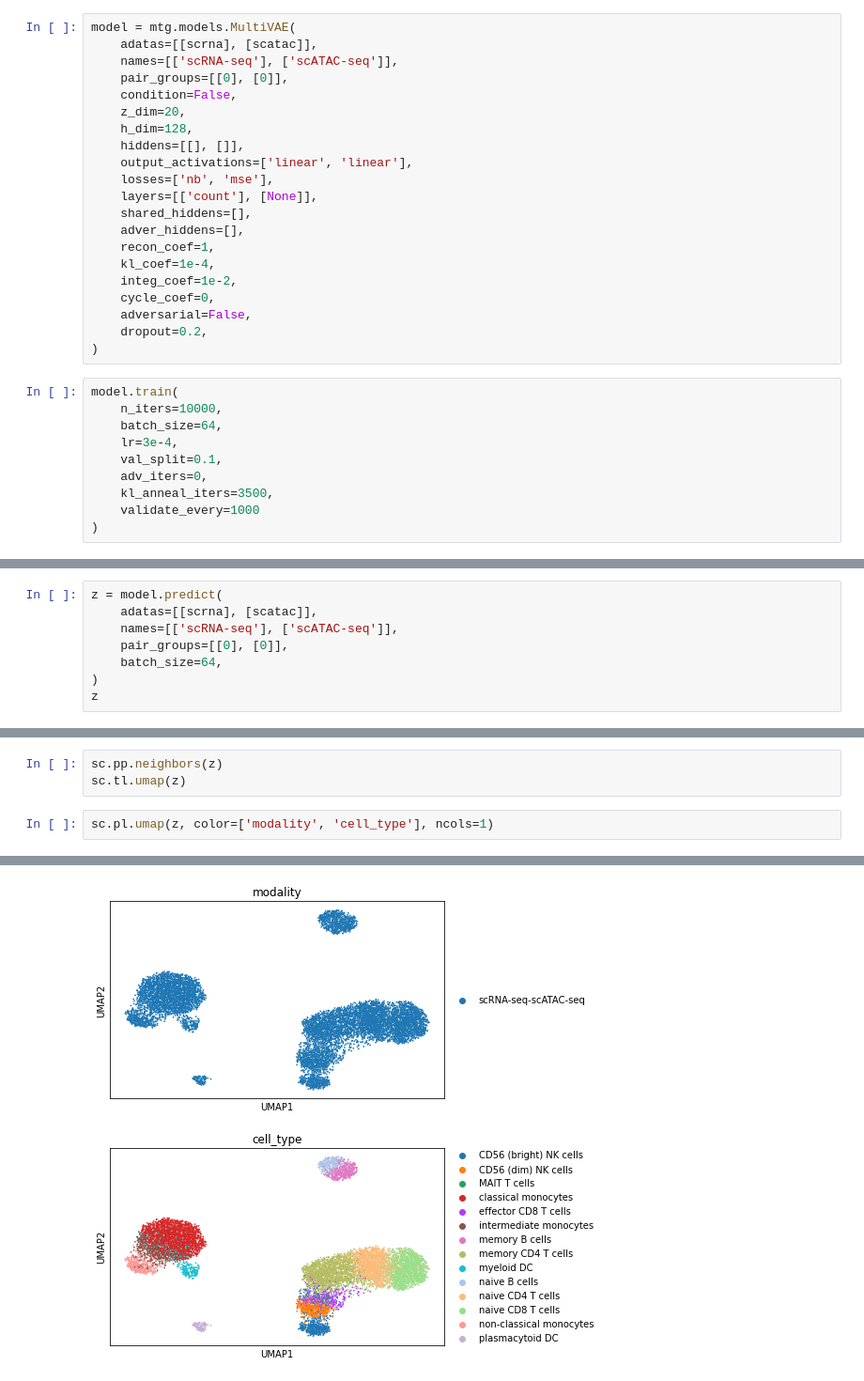
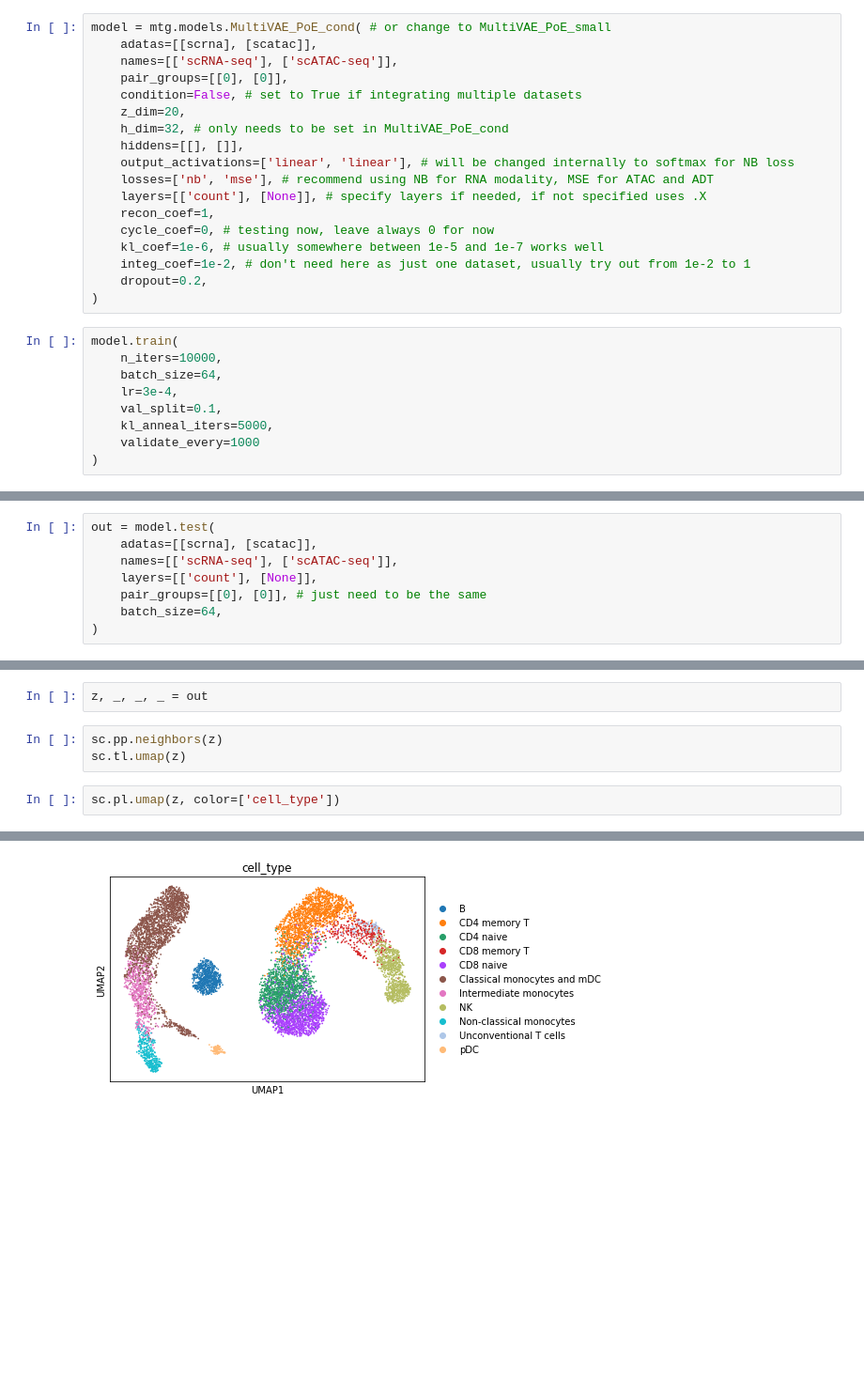
Before and after one commit to theislab/multimil, a Jupyter notebook: example/integration_example.ipynb, the cells around one changed output, grey strips where cells are left out. Shown at 94% size. Saved outputs shown, nothing was run; the diff lists cells and outputs as text; blank space fills up the shorter version.

Commit message:
updated PoE models

```diff
--- a/example/integration_example.ipynb
+++ b/example/integration_example.ipynb
@@ -70,24 +54,21 @@ To configure the model, we need to specify the following parameters:
 
 Additionally, adatas, names, pair_groups and hiddens should have the same number of modalities and the same length per modality.
 # %%
-model = mtg.models.MultiVAE(
+model = mtg.models.MultiVAE_PoE_cond( # or change to MultiVAE_PoE_small
     adatas=[[scrna], [scatac]],
     names=[['scRNA-seq'], ['scATAC-seq']],
     pair_groups=[[0], [0]],
-    condition=False,
+    condition=False, # set to True if integrating multiple datasets
     z_dim=20,
-    h_dim=128,
+    h_dim=32, # only needs to be set in MultiVAE_PoE_cond
     hiddens=[[], []],
-    output_activations=['linear', 'linear'],
-    losses=['nb', 'mse'],
-    layers=[['count'], [None]],
-    shared_hiddens=[],
-    adver_hiddens=[],
+    output_activations=['linear', 'linear'], # will be changed internally to softmax for NB loss
+    losses=['nb', 'mse'], # recommend using NB for RNA modality, MSE for ATAC and ADT
+    layers=[['count'], [None]], # specify layers if needed, if not specified uses .X
     recon_coef=1,
-    kl_coef=1e-4,
-    integ_coef=1e-2,
-    cycle_coef=0,
-    adversarial=False,
+    cycle_coef=0, # testing now, leave always 0 for now
+    kl_coef=1e-6, # usually somewhere between 1e-5 and 1e-7 works well
+    integ_coef=1e-2, # don't need here as just one dataset, usually try out from 1e-2 to 1
     dropout=0.2,
 )
 # %%
@@ -96,8 +77,7 @@ model.train(
     batch_size=64,
     lr=3e-4,
     val_split=0.1,
-    adv_iters=0,
-    kl_anneal_iters=3500,
+    kl_anneal_iters=5000,
     validate_every=1000
 )
 # %% [markdown]
@@ -146,10 +120,10 @@ plt.legend();
 # %% [markdown]
 ### UMAP plot of the latent space
 # %%
-z = model.predict(
+out = model.test(
     adatas=[[scrna], [scatac]],
     names=[['scRNA-seq'], ['scATAC-seq']],
-    pair_groups=[[0], [0]],
+    layers=[['count'], [None]],
+    pair_groups=[[0], [0]], # just need to be the same
     batch_size=64,
 )
-z
@@ -159,9 +130,11 @@ AnnData object with n_obs × n_vars = 10000 × 20
+# %%
+z, _, _, _ = out
 # %%
 sc.pp.neighbors(z)
 sc.tl.umap(z)
 # %%
-sc.pl.umap(z, color=['modality', 'cell_type'], ncols=1)
+sc.pl.umap(z, color=['cell_type'])
 # %% [output]
 ... storing 'modality' as categorical
 ... storing 'cell_type' as categorical
-[figure, old version]
+[figure, new version]
```
Also changed, not shown: parts of 8 cells of this notebook, 10 other files.
